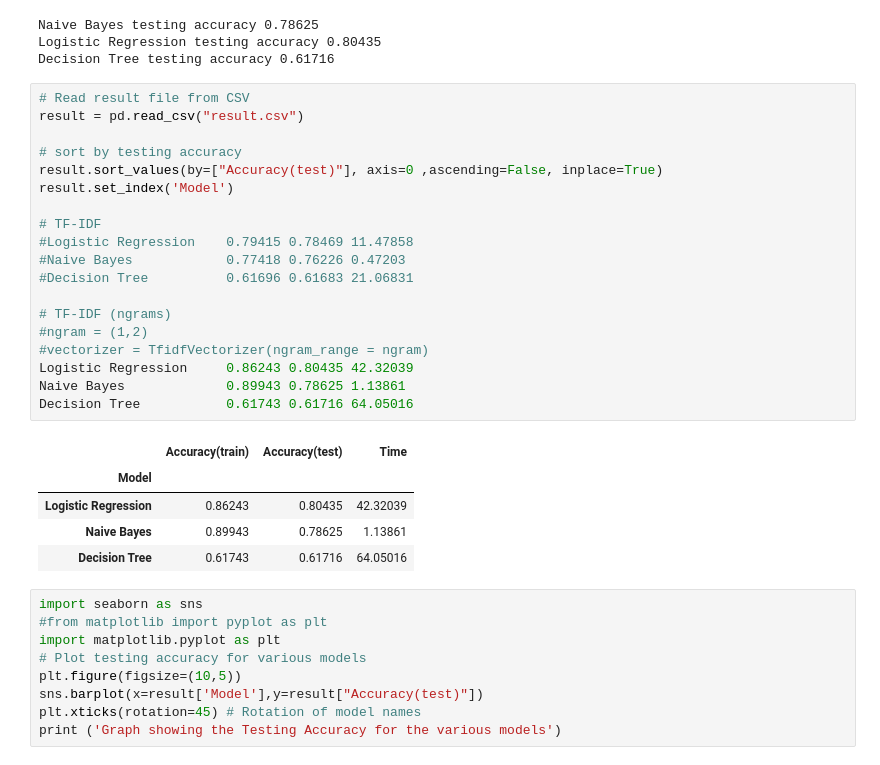
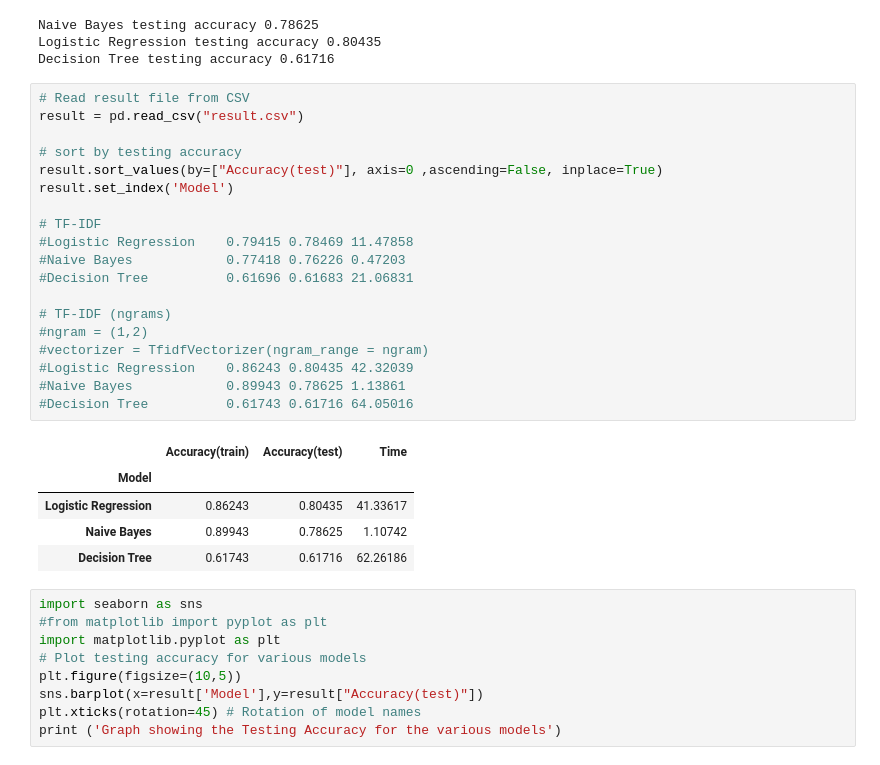
Before and after one commit to yelynn1/sguniversities_tweets_analysis, a Jupyter notebook: v5bySG.ipynb, the cells around one changed output. Drawn from its saved outputs; the diff is of its cells as text.

```diff
--- a/v5bySG.ipynb
+++ b/v5bySG.ipynb
@@ -408,28 +412,28 @@ Decision Tree testing accuracy 0.61716
 # %%
 # Read result file from CSV
 result = pd.read_csv("result.csv")
 
 # sort by testing accuracy
 result.sort_values(by=["Accuracy(test)"], axis=0 ,ascending=False, inplace=True)
 result.set_index('Model')
 
 # TF-IDF
 #Logistic Regression	0.79415	0.78469	11.47858
 #Naive Bayes        	0.77418	0.76226	0.47203
 #Decision Tree      	0.61696	0.61683	21.06831
 
 # TF-IDF (ngrams)
 #ngram = (1,2)
 #vectorizer = TfidfVectorizer(ngram_range = ngram)
-Logistic Regression 	0.86243	0.80435	42.32039
-Naive Bayes         	0.89943	0.78625	1.13861
-Decision Tree       	0.61743	0.61716	64.05016
+#Logistic Regression 	0.86243	0.80435	42.32039
+#Naive Bayes         	0.89943	0.78625	1.13861
+#Decision Tree       	0.61743	0.61716	64.05016
 # %% [output]
 |  | Accuracy(train) | Accuracy(test) | Time |
 | Model |  |  |  |
-| Logistic Regression | 0.86243 | 0.80435 | 42.32039 |
-| Naive Bayes | 0.89943 | 0.78625 | 1.13861 |
-| Decision Tree | 0.61743 | 0.61716 | 64.05016 |
+| Logistic Regression | 0.86243 | 0.80435 | 41.33617 |
+| Naive Bayes | 0.89943 | 0.78625 | 1.10742 |
+| Decision Tree | 0.61743 | 0.61716 | 62.26186 |
 # %%
 import seaborn as sns
 #from matplotlib import pyplot as plt
```
Also changed, not shown: parts of 14 cells of this notebook.
